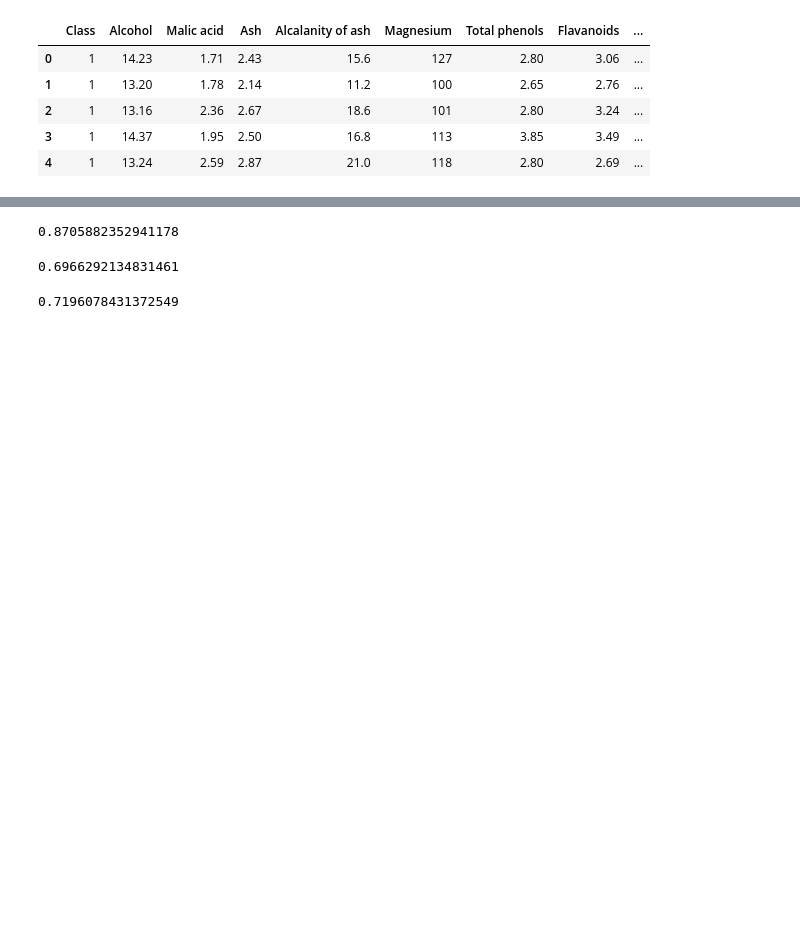
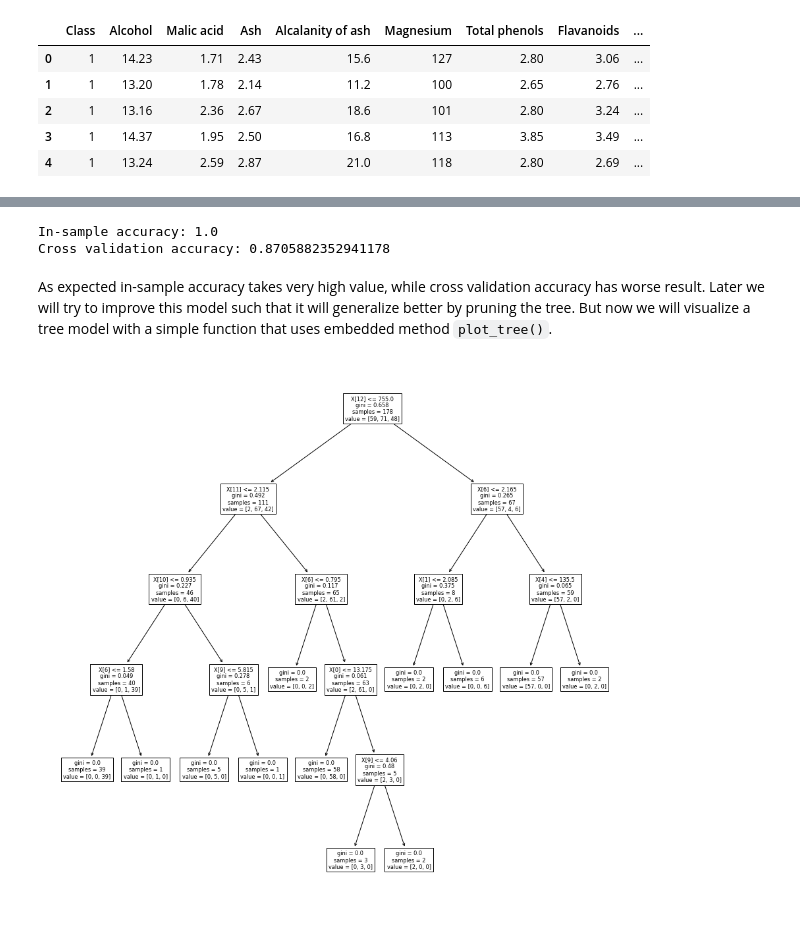
Before and after one commit to mickuz/lsed, a Jupyter notebook: Decision Trees.ipynb, the cells around one changed output, grey strips where cells are left out. Cells and saved outputs as stored; diff of their text form; code cells hidden in the pictures; blank space fills up the shorter version.

```diff
--- a/Decision Trees.ipynb
+++ b/Decision Trees.ipynb
@@ -50,21 +47,23 @@ clf.score(X, y)
 # %%
 from sklearn.model_selection import cross_val_score
+from sklearn import tree
 
-cross_val_score(clf, X, y, cv=10).mean()
+clf = tree.DecisionTreeClassifier(random_state=0)
+clf.fit(X, y)
+
+print('In-sample accuracy: {}'.format(clf.score(X, y)))
+print('Cross validation accuracy: {}'.format(cross_val_score(clf, X, y, cv=10).mean()))
 # %% [output]
-0.8705882352941178
+In-sample accuracy: 1.0
+Cross validation accuracy: 0.8705882352941178
-# %%
-path = clf.cost_complexity_pruning_path(X, y)
-ccp_alphas = path.ccp_alphas
-clfs = []
-for ccp_alpha in ccp_alphas:
-    clf = tree.DecisionTreeClassifier(random_state=0, ccp_alpha=ccp_alpha)
-    clf.fit(X, y)
-    clfs.append(clf)
-clfs[-2].score(X, y)
-# %% [output]
-0.6966292134831461
-# %%
-cross_val_score(clfs[-2], X, y, cv=10).mean()
-# %% [output]
-0.7196078431372549
+# %% [markdown]
+As expected in-sample accuracy takes very high value, while cross validation accuracy has worse result. Later we will try to improve this model such that it will generalize better by pruning the tree. But now we will visualize a tree model with a simple function that uses embedded method `plot_tree()`.
+# %%
+def draw_tree(clf, size):
+    plt.figure(figsize=size)
+    tree.plot_tree(clf)
+    plt.show()
+# %%
+draw_tree(clf, (15, 15))
+# %% [output]
+[figure, added]
```
Also changed, not shown: parts of 13 cells of this notebook.
